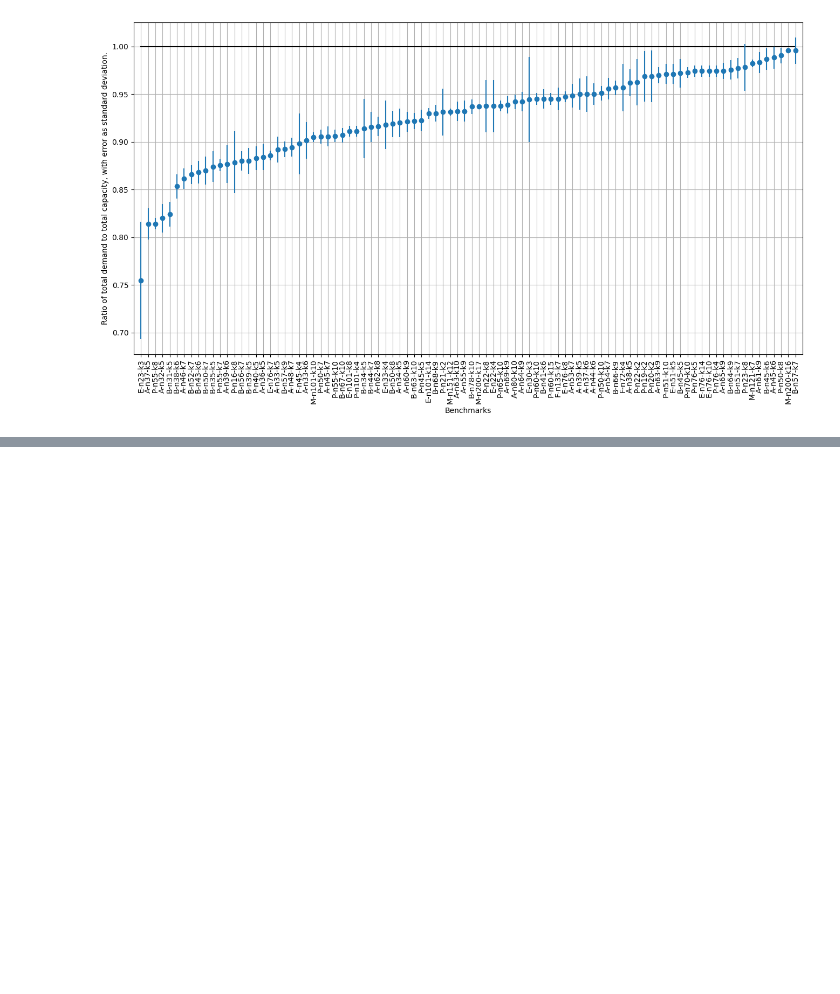
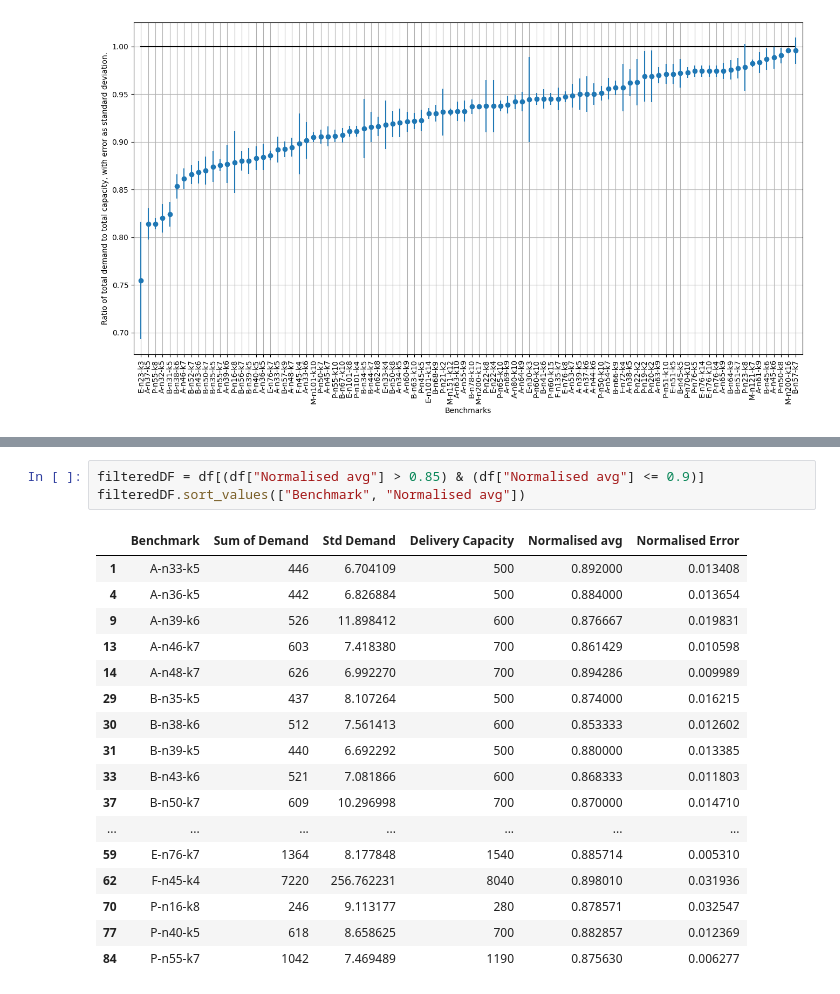
Before and after one commit to Ananta-One-1/PickingRepresentativeBenchmarks, a Jupyter notebook: BenchmarkStats.ipynb, the cells around one changed output, grey strips where cells are left out. Cells and saved outputs as stored; diff of their text form; blank space fills up the shorter version.

```diff
--- a/BenchmarkStats.ipynb
+++ b/BenchmarkStats.ipynb
@@ -86,0 +102,21 @@ plt.show()
+# %%
+filteredDF = df[(df["Normalised avg"] > 0.85) & (df["Normalised avg"] <= 0.9)]
+filteredDF.sort_values(["Benchmark", "Normalised avg"])
+# %% [output]
+|  | Benchmark | Sum of Demand | Std Demand | Delivery Capacity | Normalised avg | Normalised Error |
+| 1 | A-n33-k5 | 446 | 6.704109 | 500 | 0.892000 | 0.013408 |
+| 4 | A-n36-k5 | 442 | 6.826884 | 500 | 0.884000 | 0.013654 |
+| 9 | A-n39-k6 | 526 | 11.898412 | 600 | 0.876667 | 0.019831 |
+| 13 | A-n46-k7 | 603 | 7.418380 | 700 | 0.861429 | 0.010598 |
+| 14 | A-n48-k7 | 626 | 6.992270 | 700 | 0.894286 | 0.009989 |
+| 29 | B-n35-k5 | 437 | 8.107264 | 500 | 0.874000 | 0.016215 |
+| 30 | B-n38-k6 | 512 | 7.561413 | 600 | 0.853333 | 0.012602 |
+| 31 | B-n39-k5 | 440 | 6.692292 | 500 | 0.880000 | 0.013385 |
+| 33 | B-n43-k6 | 521 | 7.081866 | 600 | 0.868333 | 0.011803 |
+| 37 | B-n50-k7 | 609 | 10.296998 | 700 | 0.870000 | 0.014710 |
+| ... | ... | ... | ... | ... | ... | ... |
+| 59 | E-n76-k7 | 1364 | 8.177848 | 1540 | 0.885714 | 0.005310 |
+| 62 | F-n45-k4 | 7220 | 256.762231 | 8040 | 0.898010 | 0.031936 |
+| 70 | P-n16-k8 | 246 | 9.113177 | 280 | 0.878571 | 0.032547 |
+| 77 | P-n40-k5 | 618 | 8.658625 | 700 | 0.882857 | 0.012369 |
+| 84 | P-n55-k7 | 1042 | 7.469489 | 1190 | 0.875630 | 0.006277 |
```
Also changed, not shown: parts of 4 cells of this notebook.
